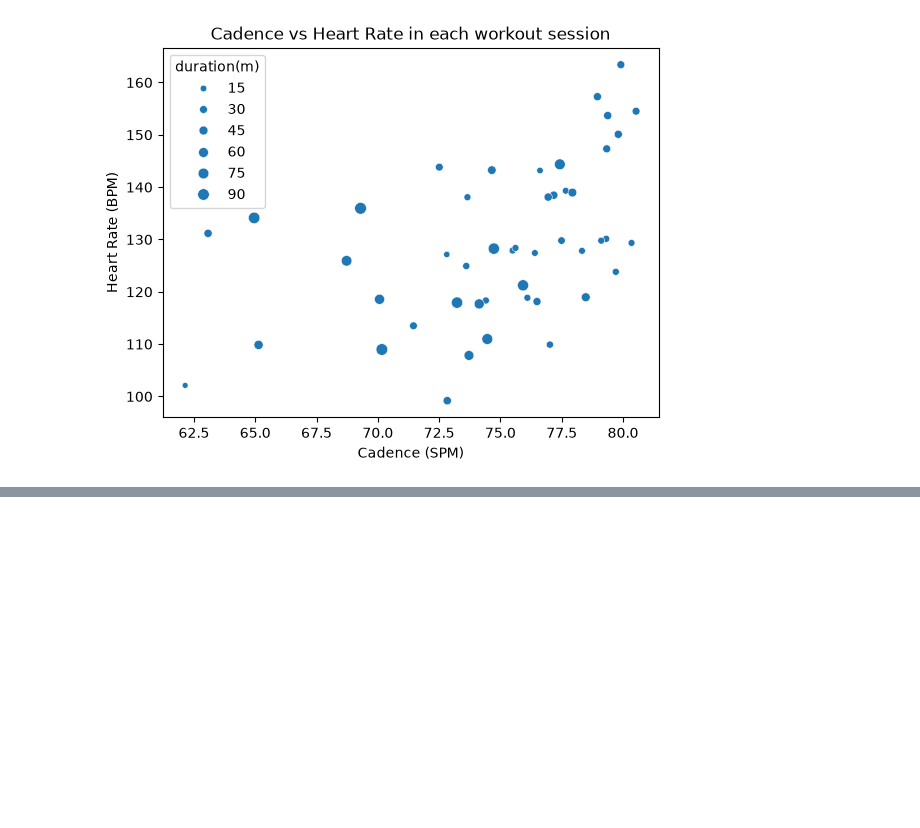
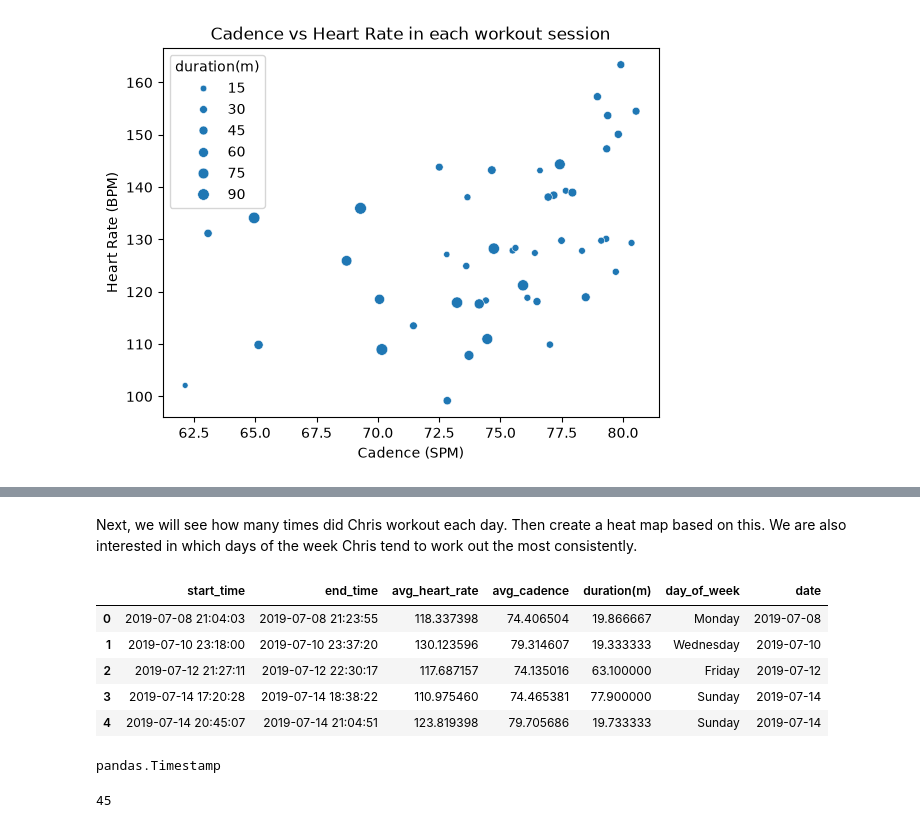
Before and after one commit to vandao288/strava_data_report, a Jupyter notebook: strava.ipynb, the cells around one changed output, grey strips where cells are left out. Saved outputs shown, nothing was run; the diff lists cells and outputs as text; code cells hidden in the pictures; blank space fills up the shorter version.

Commit message:
Create df for github-commit-styled heat map

```diff
--- a/strava.ipynb
+++ b/strava.ipynb
@@ -540,0 +536,21 @@ plt.show()
+# %% [markdown]
+Next, we will see how many times did Chris workout each day. Then create a heat map based on this. We are also interested in which days of the week Chris tend to work out the most consistently.
+# %%
+workout_summary['date'] = workout_summary['start_time'].dt.date
+workout_summary['day_of_week'] = workout_summary['start_time'].dt.day_name()
+workout_summary.head()
+# %% [output]
+|  | start_time | end_time | avg_heart_rate | avg_cadence | duration(m) | day_of_week | date |
+| 0 | 2019-07-08 21:04:03 | 2019-07-08 21:23:55 | 118.337398 | 74.406504 | 19.866667 | Monday | 2019-07-08 |
+| 1 | 2019-07-10 23:18:00 | 2019-07-10 23:37:20 | 130.123596 | 79.314607 | 19.333333 | Wednesday | 2019-07-10 |
+| 2 | 2019-07-12 21:27:11 | 2019-07-12 22:30:17 | 117.687157 | 74.135016 | 63.100000 | Friday | 2019-07-12 |
+| 3 | 2019-07-14 17:20:28 | 2019-07-14 18:38:22 | 110.975460 | 74.465381 | 77.900000 | Sunday | 2019-07-14 |
+| 4 | 2019-07-14 20:45:07 | 2019-07-14 21:04:51 | 123.819398 | 79.705686 | 19.733333 | Sunday | 2019-07-14 |
+# %%
+type(workout_summary['start_time'].iloc[0])
+# %% [output]
+pandas.Timestamp
+# %%
+len(workout_summary['date'].unique())
+# %% [output]
+45
```
Also changed, not shown: parts of 20 cells of this notebook.
